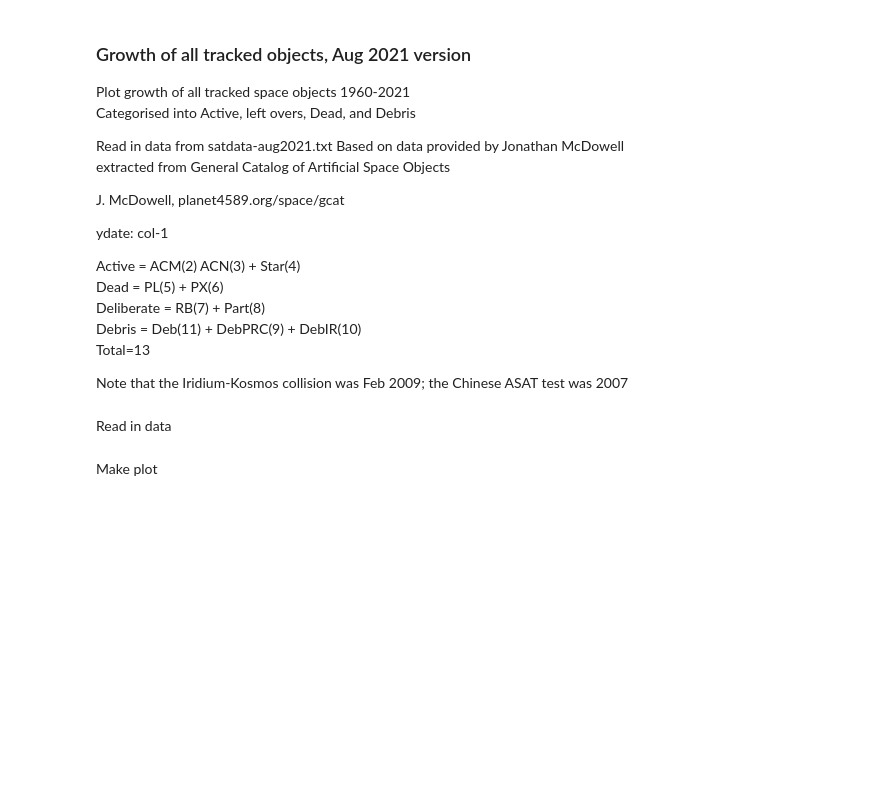
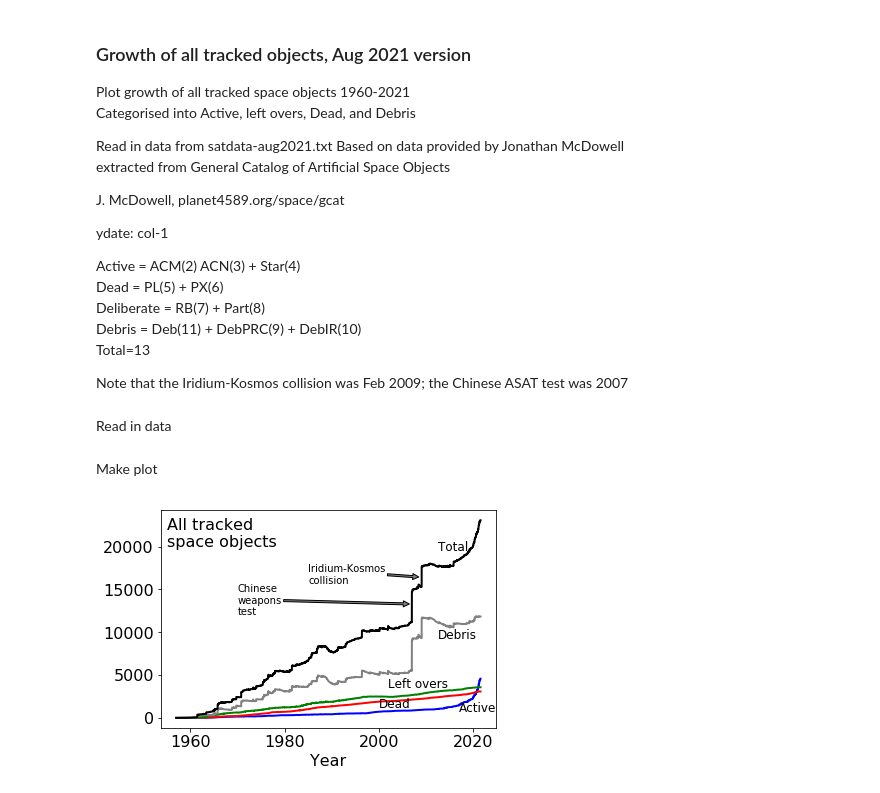
Before and after one commit to andyxerxes/Space-environment-paper, a Jupyter notebook: tracked-object-growth-2021.ipynb, the cells around one changed output. Saved outputs shown, nothing was run; the diff lists cells and outputs as text; code cells hidden in the pictures; blank space fills up the shorter version.

Commit message:
adjusted colours in tracked-growth plot script

```diff
--- a/tracked-object-growth-2021.ipynb
+++ b/tracked-object-growth-2021.ipynb
@@ -71,33 +72,35 @@ ax1.tick_params(labelsize=16)
 
 ax1.text(1955.0,20000.0,'All tracked\nspace objects',size=16)
 
 ax1.plot(ydate,active,'b-',lw=2)
 ax1.text(2017.0,700.0,'Active',size=12)
 
-ax1.plot(ydate,dead,'k-',lw=2)
+ax1.plot(ydate,dead,'r-',lw=2)
 ax1.text(2000.0,1200.0,'Dead',size=12)
 
 ax1.plot(ydate,delib,'g-',lw=2)
 ax1.text(2002.0,3500.0,'Left overs',size=12)
 
-ax1.plot(ydate,debtot,'c-',lw=2)
+ax1.plot(ydate,debtot,'-',lw=2,color='gray')
 ax1.text(2012.5,9200.0,'Debris',size=12)
 
-ax1.plot(ydate,total,'r-',lw=2)
+ax1.plot(ydate,total,'k-',lw=2)
 ax1.text(2012.5,19500.0,'Total',size=12)
 
 ax1.annotate('Chinese\nweapons\ntest',
 xy=(2006.5,13300.0),xytext=(1970.0,12000.0),
 arrowprops=dict(facecolor='gray',
 width=2,headwidth=6,headlength=6),
              size='10')
 
 ax1.annotate('Iridium-Kosmos\ncollision',
 xy=(2008.5,16450.0),xytext=(1985.0,15700.0),
 arrowprops=dict(facecolor='gray',
 width=2,headwidth=6,headlength=6),
              size='10')
 
 
 
 plt.show()
+# %% [output]
+[figure, added]
```
Also changed, not shown: parts of 1 cell of this notebook.
